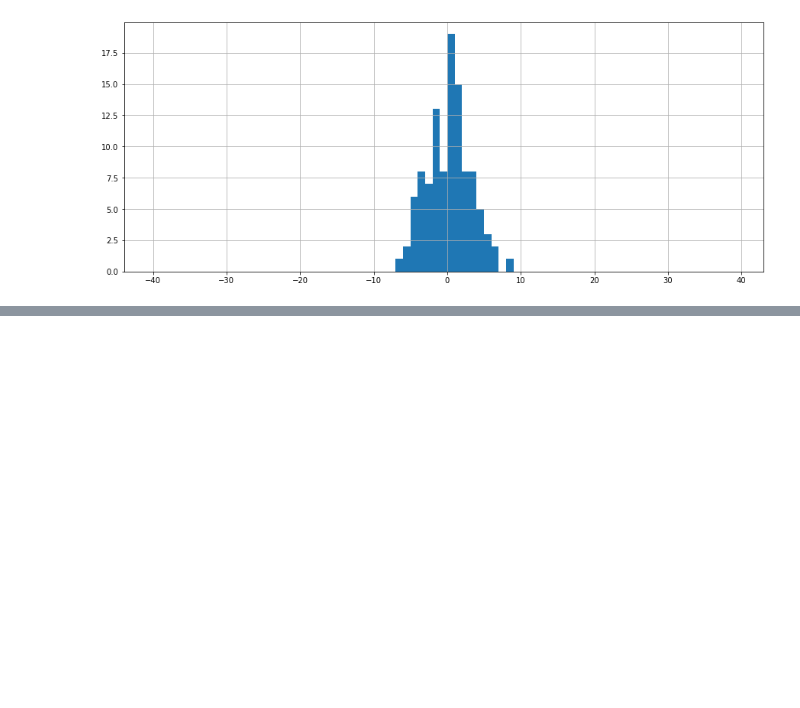
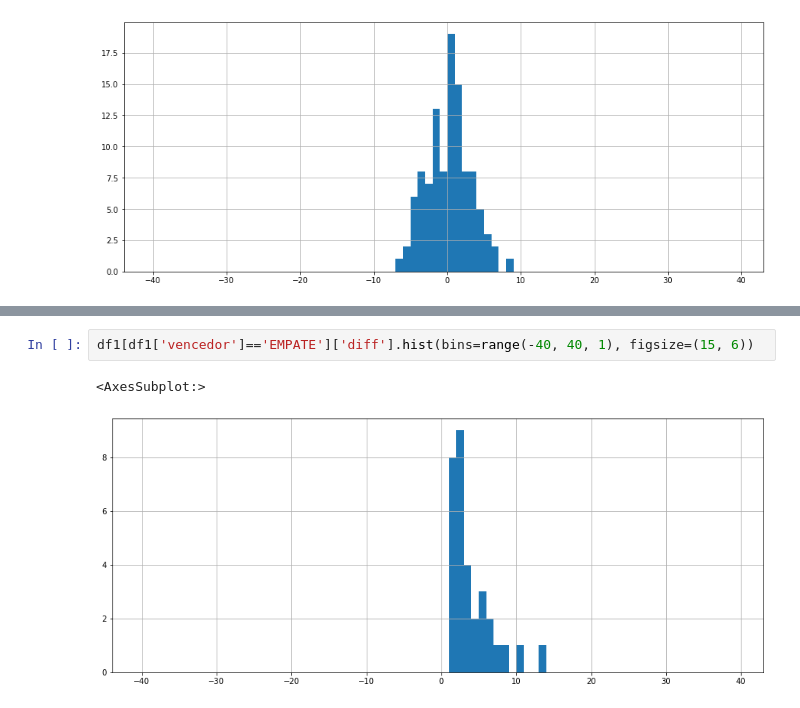
Before and after one commit to eleflow/estudo_cartola, a Jupyter notebook: notebooks/analises.ipynb, the cells around one changed output, grey strips where cells are left out. Saved outputs shown, nothing was run; the diff lists cells and outputs as text; blank space fills up the shorter version.

```diff
--- a/notebooks/analises.ipynb
+++ b/notebooks/analises.ipynb
@@ -595,0 +684,5 @@ df_club_matches[(df_club_matches['ref_result'] < 0) & (df_club_matches['ref_id']
+# %%
+df1[df1['vencedor']=='EMPATE']['diff'].hist(bins=range(-40, 40, 1), figsize=(15, 6))
+# %% [output]
+<AxesSubplot:>
+[figure, added]
```
Also changed, not shown: parts of 17 cells of this notebook, 2 other files.
